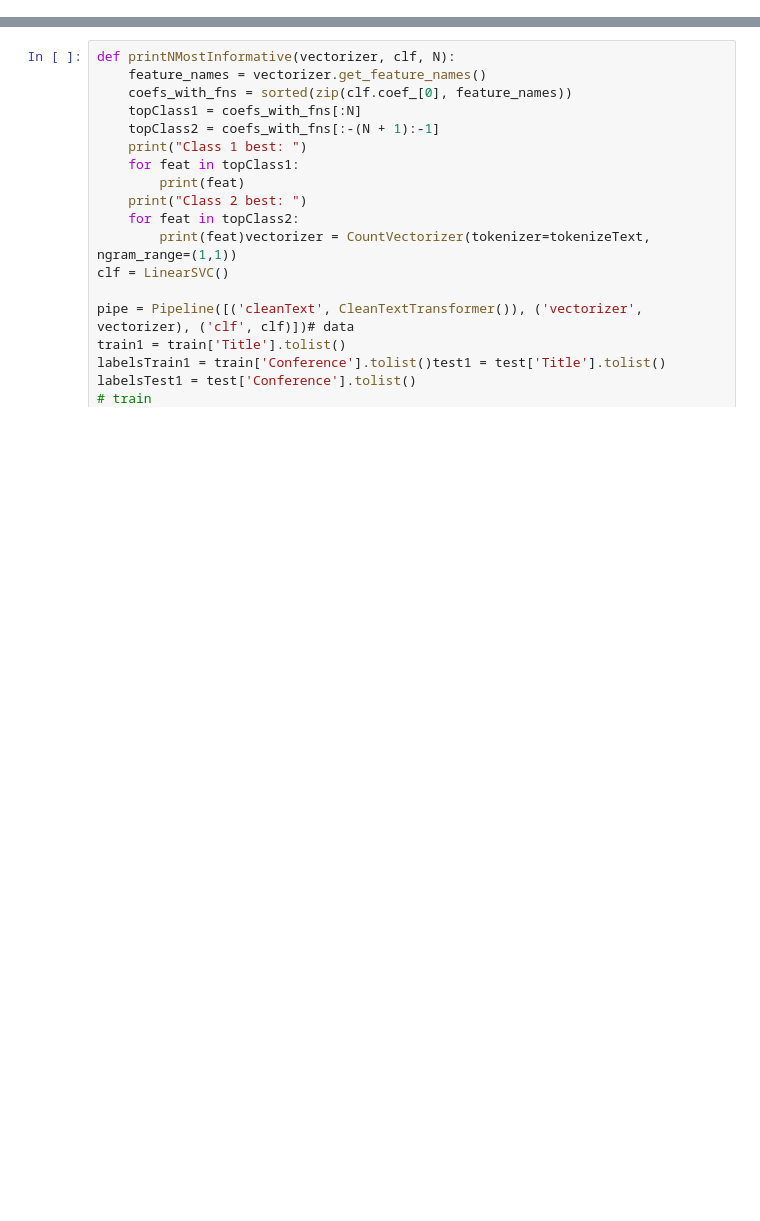
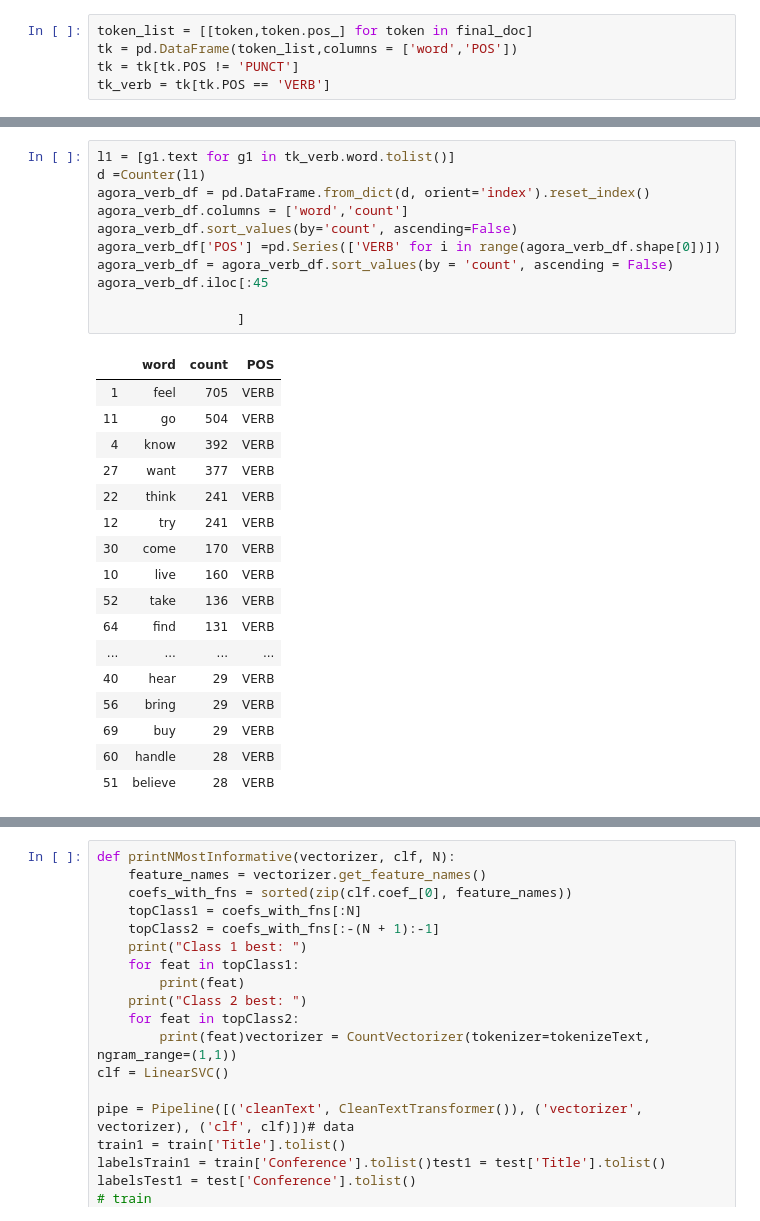
Before and after one commit to heathersaul-nos3lf/final_horsemen, a Jupyter notebook: SpaCy_NLP.ipynb, the cells around one changed output, grey strips where cells are left out. Saved outputs shown, nothing was run; the diff lists cells and outputs as text; blank space fills up the shorter version.

```diff
--- a/SpaCy_NLP.ipynb
+++ b/SpaCy_NLP.ipynb
@@ -23,0 +115,5 @@ stopwords = stopwords.words('english')
+# %%
+token_list = [[token,token.pos_] for token in final_doc]
+tk = pd.DataFrame(token_list,columns = ['word','POS'])
+tk = tk[tk.POS != 'PUNCT']
+tk_verb = tk[tk.POS == 'VERB']
@@ -23,0 +225,29 @@ stopwords = stopwords.words('english')
+# %%
+l1 = [g1.text for g1 in tk_verb.word.tolist()]
+d =Counter(l1)
+agora_verb_df = pd.DataFrame.from_dict(d, orient='index').reset_index()
+agora_verb_df.columns = ['word','count']
+agora_verb_df.sort_values(by='count', ascending=False)
+agora_verb_df['POS'] =pd.Series(['VERB' for i in range(agora_verb_df.shape[0])])
+agora_verb_df = agora_verb_df.sort_values(by = 'count', ascending = False)
+agora_verb_df.iloc[:45
+
+                  ]
+# %% [output]
+|  | word | count | POS |
+| 1 | feel | 705 | VERB |
+| 11 | go | 504 | VERB |
+| 4 | know | 392 | VERB |
+| 27 | want | 377 | VERB |
+| 22 | think | 241 | VERB |
+| 12 | try | 241 | VERB |
+| 30 | come | 170 | VERB |
+| 10 | live | 160 | VERB |
+| 52 | take | 136 | VERB |
+| 64 | find | 131 | VERB |
+| ... | ... | ... | ... |
+| 40 | hear | 29 | VERB |
+| 56 | bring | 29 | VERB |
+| 69 | buy | 29 | VERB |
+| 60 | handle | 28 | VERB |
+| 51 | believe | 28 | VERB |
```
Also changed, not shown: parts of 40 cells of this notebook, 7 other files.
